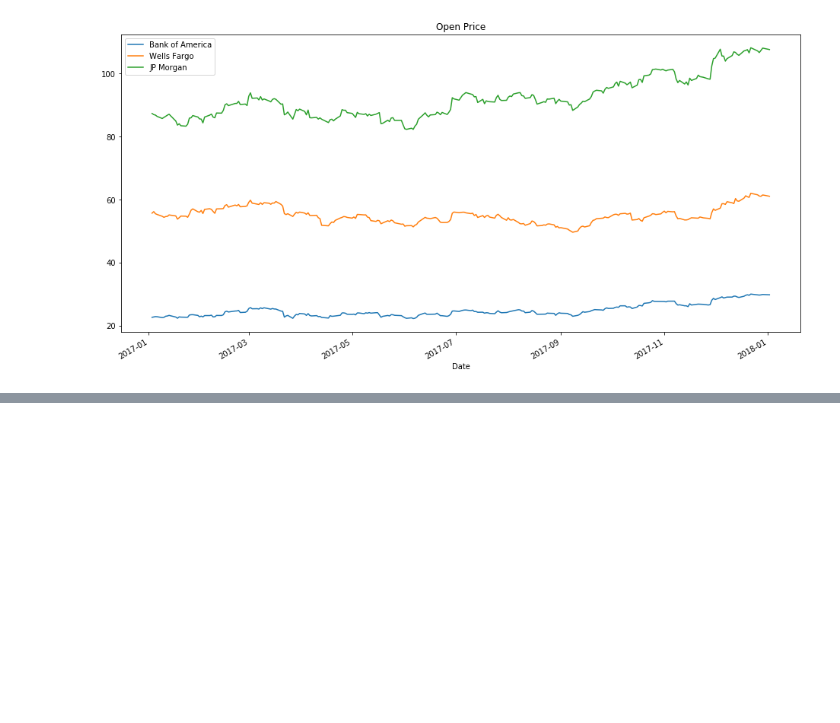
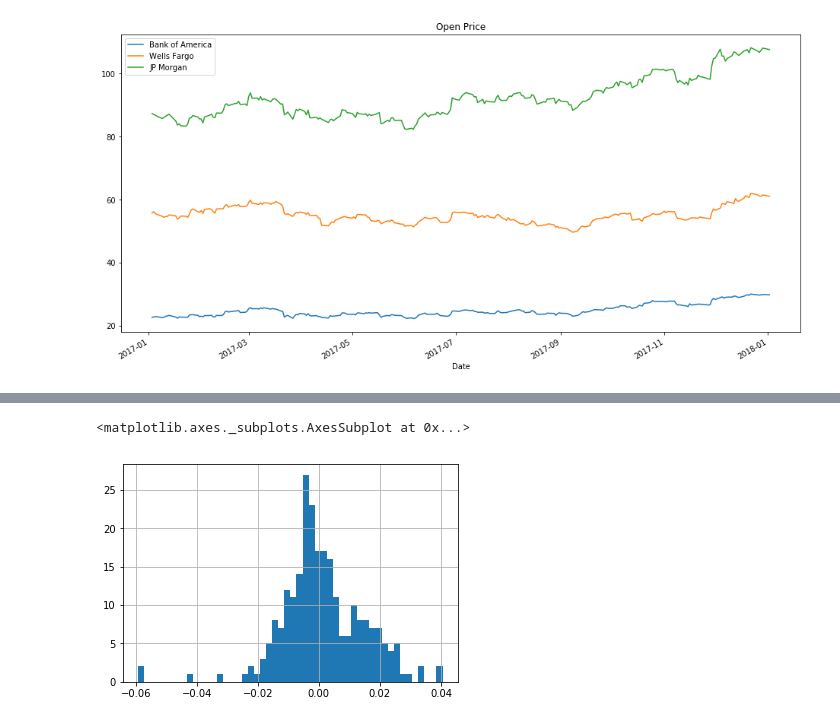
Before and after one commit to Afrochemist/Job_Portfolio, a Jupyter notebook: Python/Finance/Stock Analysis with Banks.ipynb, the cells around one changed output, grey strips where cells are left out. Cells and saved outputs as stored; diff of their text form; code cells hidden in the pictures; blank space fills up the shorter version.

```diff
--- a/Python/Finance/Stock Analysis with Banks.ipynb
+++ b/Python/Finance/Stock Analysis with Banks.ipynb
@@ -69,0 +101,5 @@ plt.legend()
+# %%
+#Creating a column called returns to calculate the change in daily price
+boa['returns'] = (boa['Close'] / boa['Close'].shift(1) ) - 1
+boa['returns'] = boa['Close'].pct_change(1)
+boa.head()
@@ -69,0 +140,6 @@ plt.legend()
+# %%
+#Looking at the reutrns in a histogram
+boa['returns'].hist(bins=50)
+# %% [output]
+<matplotlib.axes._subplots.AxesSubplot at 0x...>
+[figure, added]
```
Also changed, not shown: parts of 14 cells of this notebook.
